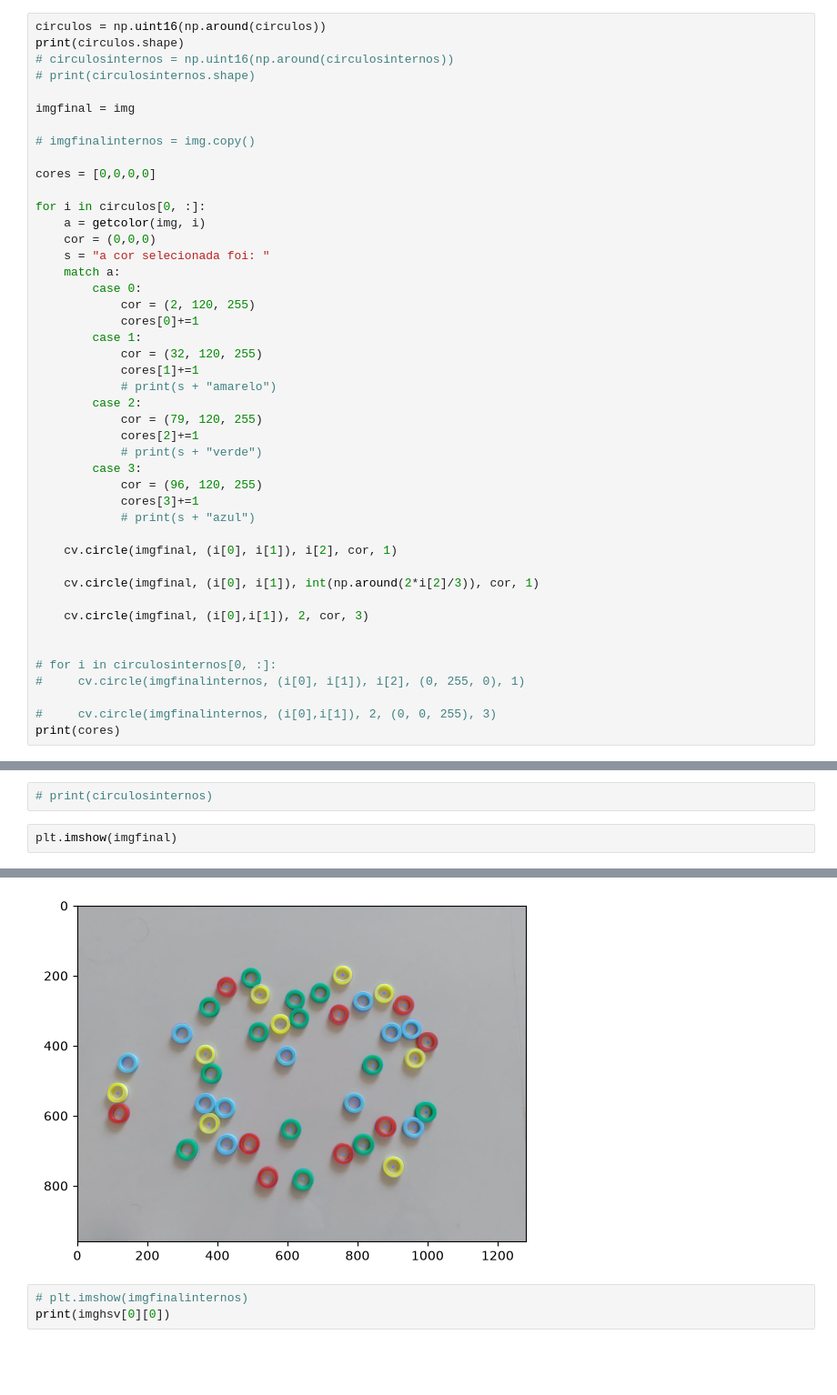
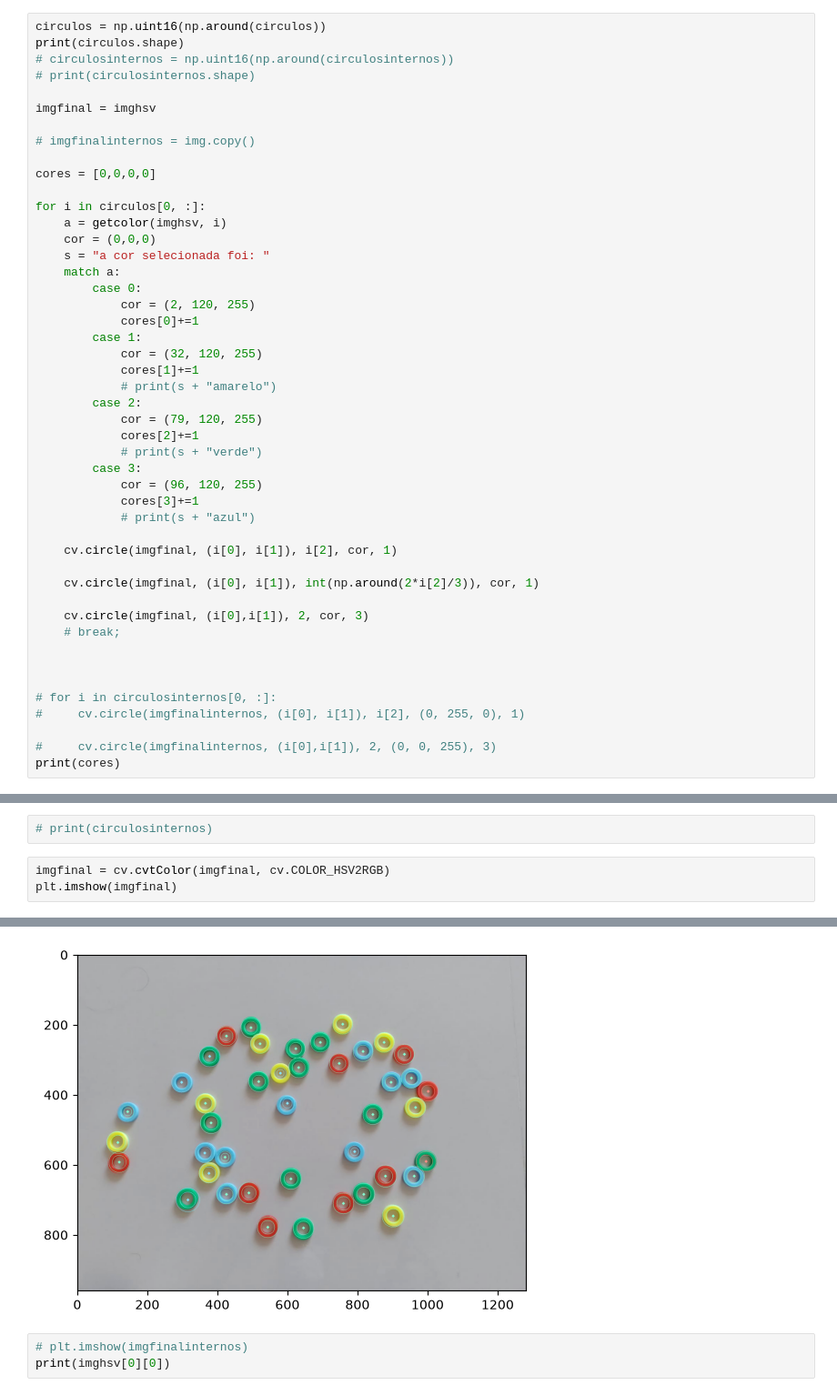
Before and after one commit to carolln/visao-26-2, a Jupyter notebook: tarefa-6/src/circles.ipynb, the cells around one changed output, grey strips where cells are left out. Shown at 91% size. Drawn from its saved outputs; the diff is of its cells as text; blank space fills up the shorter version.

```diff
--- a/tarefa-6/src/circles.ipynb
+++ b/tarefa-6/src/circles.ipynb
@@ -94,14 +131,14 @@ print(circulos.shape)
 # circulosinternos = np.uint16(np.around(circulosinternos))
 # print(circulosinternos.shape)
 
-imgfinal = img
+imgfinal = imghsv
 
 # imgfinalinternos = img.copy()
 
 cores = [0,0,0,0]
 
 for i in circulos[0, :]:
-    a = getcolor(img, i)
+    a = getcolor(imghsv, i)
     cor = (0,0,0)
     s = "a cor selecionada foi: "
     match a:
@@ -126,6 +163,8 @@ for i in circulos[0, :]:
     cv.circle(imgfinal, (i[0], i[1]), int(np.around(2*i[2]/3)), cor, 1)
 
     cv.circle(imgfinal, (i[0],i[1]), 2, cor, 3)
+    # break;
+
 
 
 # for i in circulosinternos[0, :]:
@@ -141,10 +180,11 @@ print(cores)
 # %%
 # print(circulosinternos)
 # %%
+imgfinal = cv.cvtColor(imgfinal, cv.COLOR_HSV2RGB)
 plt.imshow(imgfinal)
 # %% [output]
 <matplotlib.image.AxesImage at 0x...>
-[figure, old version]
+[figure, new version]
 # %%
 # plt.imshow(imgfinalinternos)
 print(imghsv[0][0])
```
Also changed, not shown: parts of 4 cells of this notebook, 1 other file.
